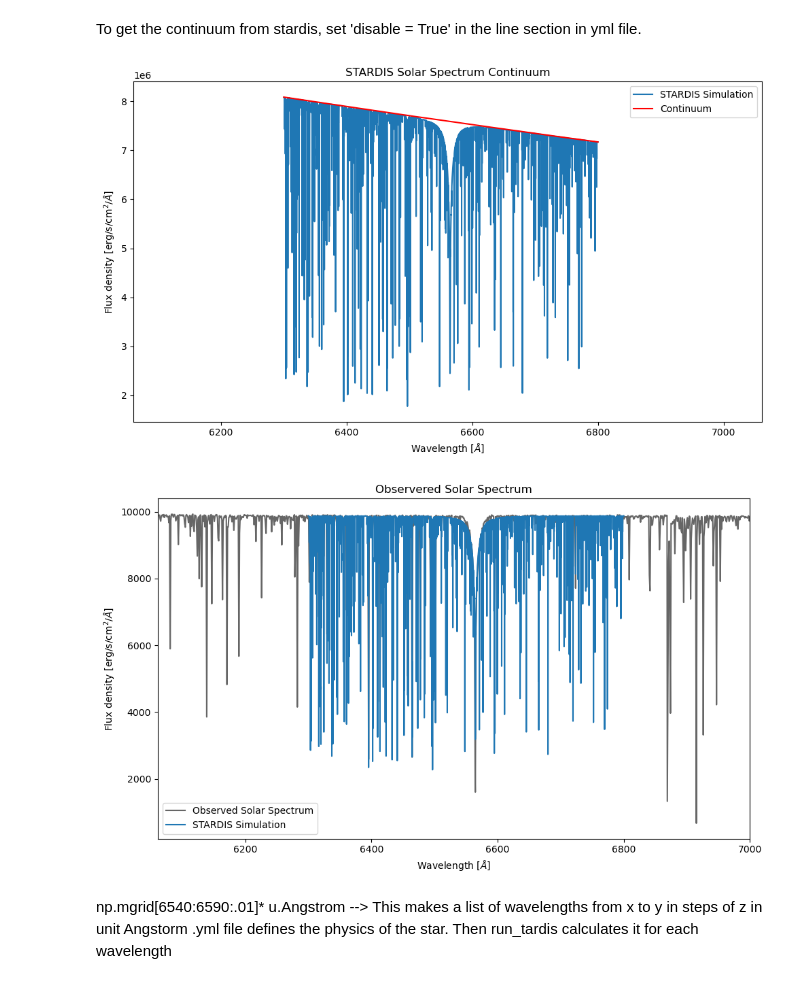
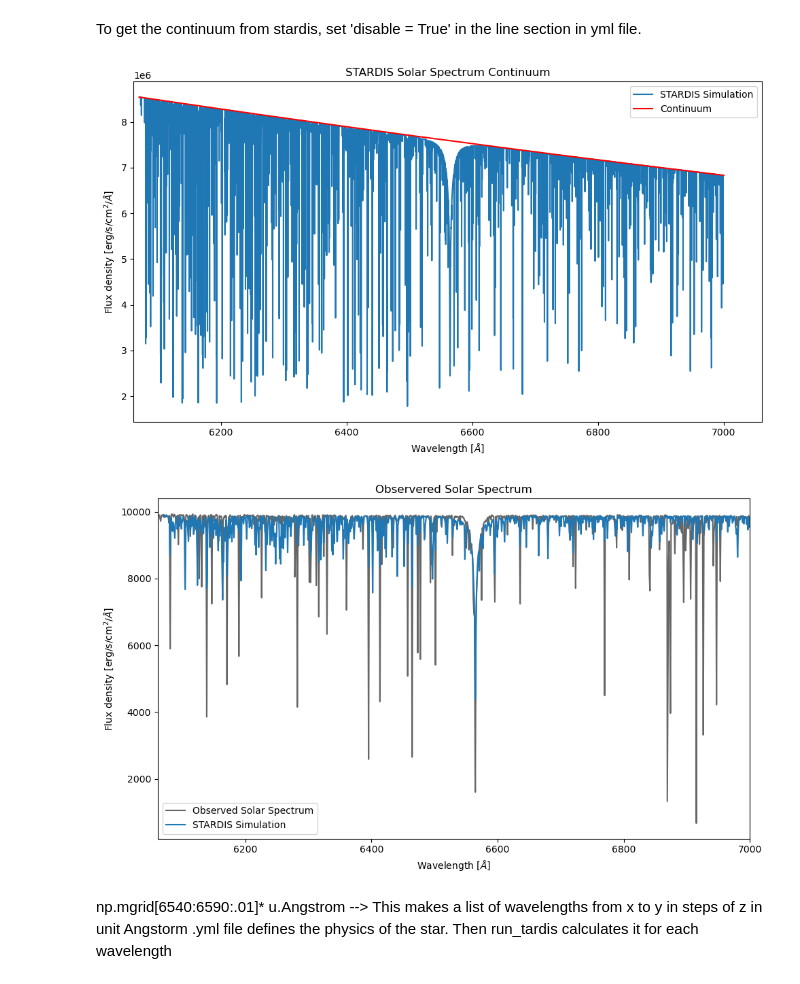
Before and after one commit to Keshavj-07/first_proj, a Jupyter notebook: scripts/Solar_Spectrum.ipynb, the cells around one changed output. Saved outputs shown, nothing was run; the diff lists cells and outputs as text; code cells hidden in the pictures.

```diff
--- a/scripts/Solar_Spectrum.ipynb
+++ b/scripts/Solar_Spectrum.ipynb
@@ -18,8 +18,8 @@ from stardis.radiation_field.opacities.opacities_solvers import rotation_broaden
 warnings.filterwarnings("ignore")
 # %%
 ## Defines the range for the simulated wavelegths
-#tracing_lambdas = np.mgrid[6061:7061:0.001] * u.Angstrom
-tracing_lambdas = np.mgrid[6300:6800:0.001] * u.Angstrom
+# tracing_lambdas = np.mgrid[6061:7061:0.001] * u.Angstrom
+tracing_lambdas = np.mgrid[6070:7000:0.01] * u.Angstrom
 
 sim = run_stardis("stardis_example.yml", tracing_lambdas)
 # %%
@@ -35,37 +35,37 @@ continuum_visualizer(
     sim2.lambdas, sim2.spectrum_lambda, sim.lambdas, sim.spectrum_lambda
 )
 # %% [output]
-[figure, old version]
+[figure, new version]
 # %%
 """
 plt.figure(figsize=(10,6))
 plt.plot(sim2.lambdas, sim2.spectrum_lambda, color='red')
 plt.plot(sim.lambdas, sim.spectrum_lambda)
 plt.xlim((6062,7061))
 plt.title("STARDIS Solar Spectrum")
 plt.xlabel(r"Wavelength [$\AA$]")
 plt.ylabel(r"Flux density [erg/s/cm$^2$/$\AA$]")
 plt.tight_layout()
 """
 
 y_best = sim.spectrum_lambda / sim2.spectrum_lambda * 9880
 
 plt.figure(figsize=(10, 6))
 plt.plot(wave_vac, flux, label="Observed Solar Spectrum", color="black", alpha=0.6)
 
 plt.xlim((6061, 7000))  # Zoom in on the H-alpha line
 # plt.xlim((6800,6925)) # Zoom in on the O2 B line
 plt.title("Observered Solar Spectrum")
 plt.xlabel(r"Wavelength [$\AA$]")
 plt.ylabel(r"Flux density [erg/s/cm$^2$/$\AA$]")
 plt.tight_layout()
-plt.plot(sim.lambdas, y_best, label="STARDIS Simulation")
+plt.plot(sim.lambdas, convolved_flux, label="STARDIS Simulation")
 # plt.vlines(6564.6, ymin=0, ymax=10000, color='red', label='H-alpha line')
 # plt.vlines(6869.4, ymin=0, ymax=10000, color='red', label='O2 B line')
 plt.legend()
 plt.show()
 # %% [output]
-[figure, old version]
+[figure, new version]
 # %% [markdown]
 np.mgrid[6540:6590:.01]* u.Angstrom --> This makes a list of wavelengths from x to y in steps of z in unit Angstorm
 .yml file defines the physics of the star. Then run_tardis calculates it for each wavelength
```
Also changed, not shown: parts of 11 cells of this notebook, 1 other file.
